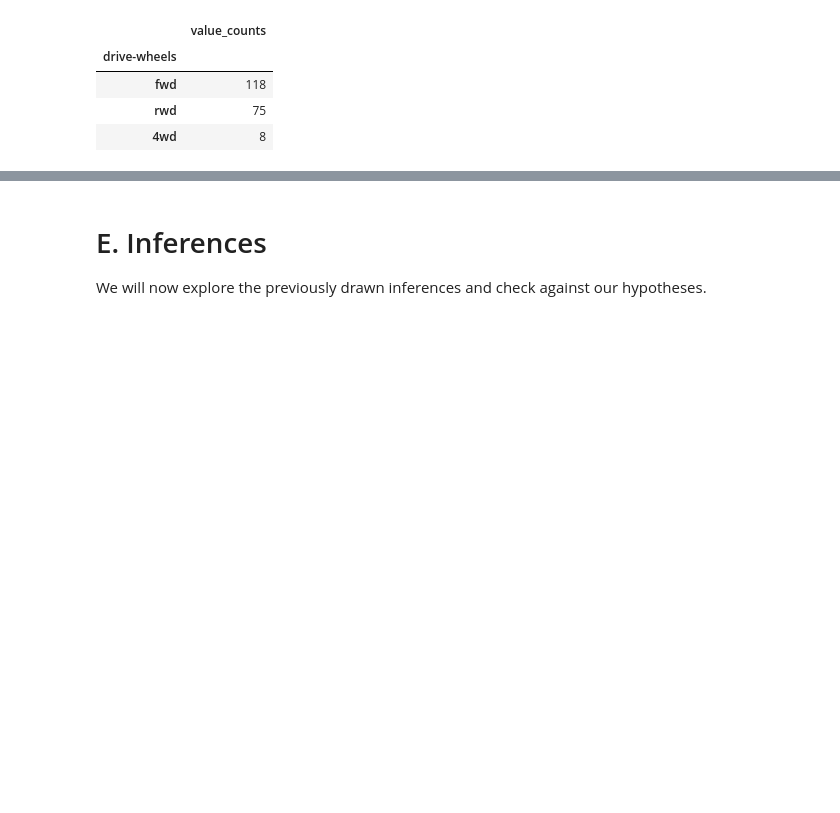
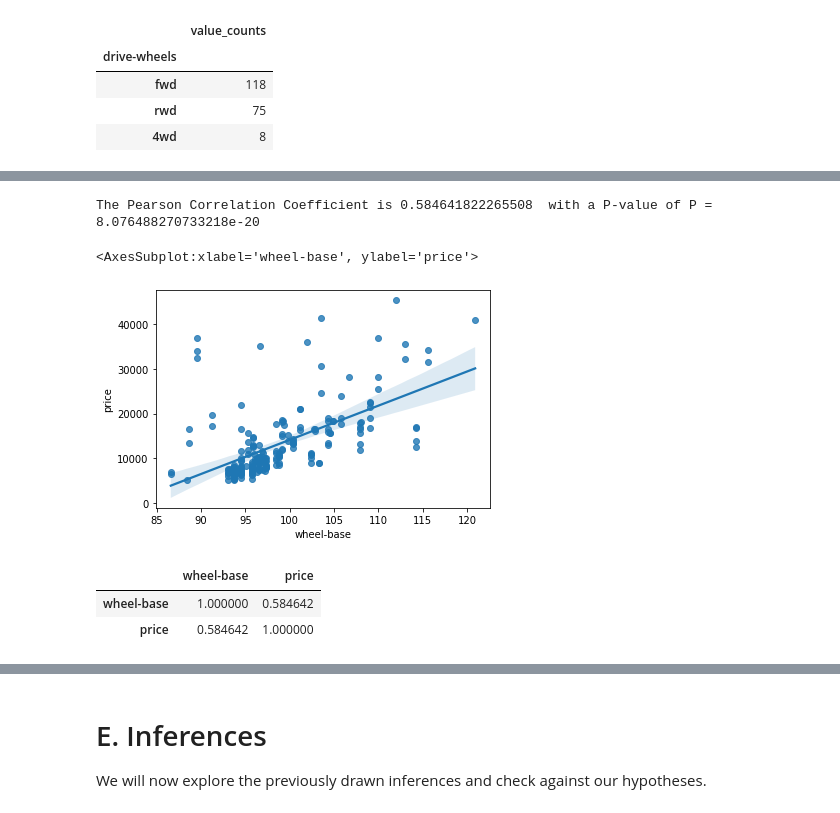
Before and after one commit to hantablack9/automobile-price-eda, a Jupyter notebook: automobiles-eda.ipynb, the cells around one changed output, grey strips where cells are left out. Drawn from its saved outputs; the diff is of its cells as text; code cells hidden in the pictures; blank space fills up the shorter version.

```diff
--- a/automobiles-eda.ipynb
+++ b/automobiles-eda.ipynb
@@ -240,0 +354,15 @@ drive_wheels_counts
+# %%
+pearson_coef, p_value = stats.pearsonr(df['wheel-base'], df['price'])
+print("The Pearson Correlation Coefficient is", pearson_coef, " with a P-value of P =", p_value)
+
+sns.regplot(x=df['wheel-base'], y=df['price'])
+# %% [output]
+The Pearson Correlation Coefficient is 0.584641822265508  with a P-value of P = 8.076488270733218e-20
+<AxesSubplot:xlabel='wheel-base', ylabel='price'>
+[figure, added]
+# %%
+df[['wheel-base', 'price']].corr()
+# %% [output]
+|  | wheel-base | price |
+| wheel-base | 1.000000 | 0.584642 |
+| price | 0.584642 | 1.000000 |
```
Also changed, not shown: parts of 18 cells of this notebook.
